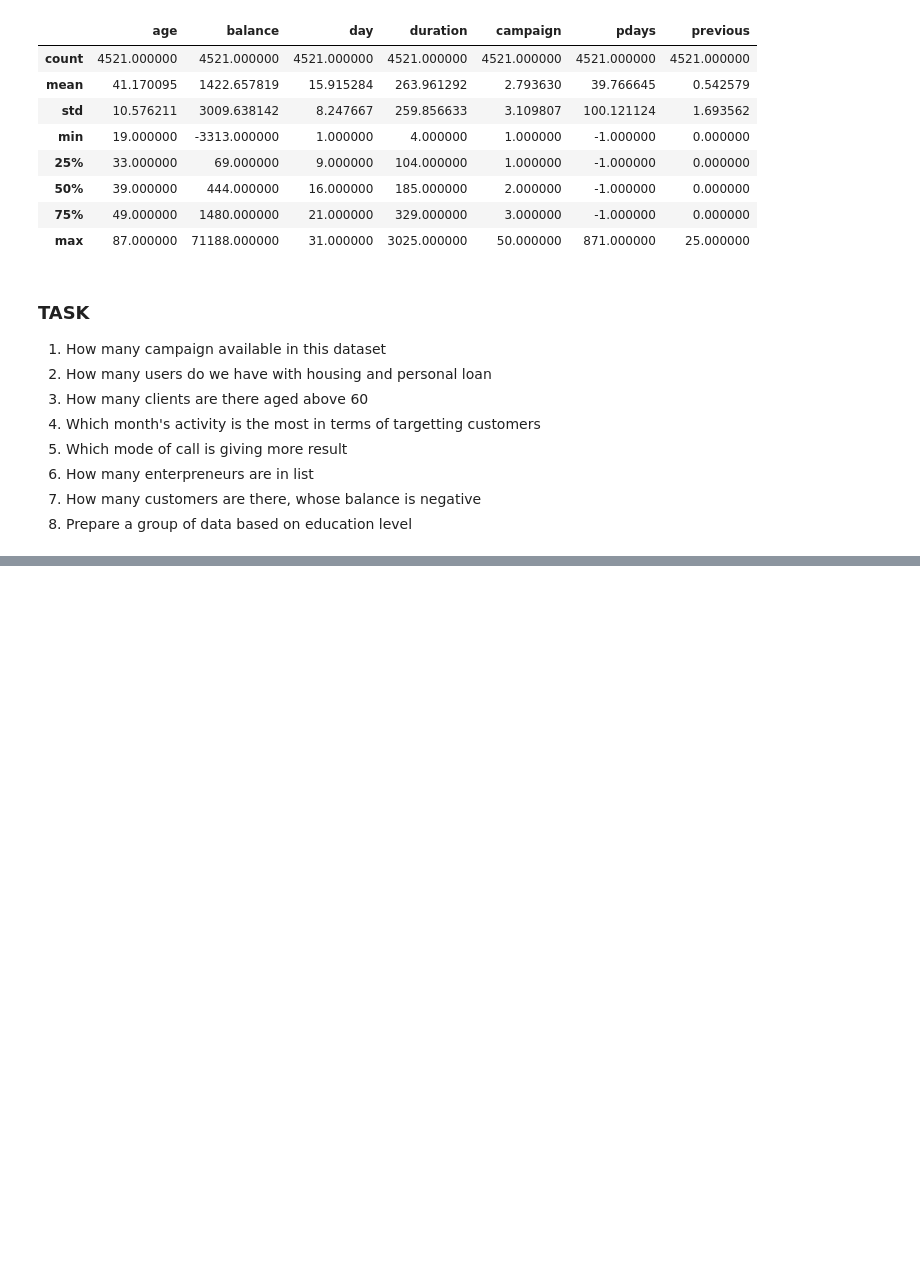
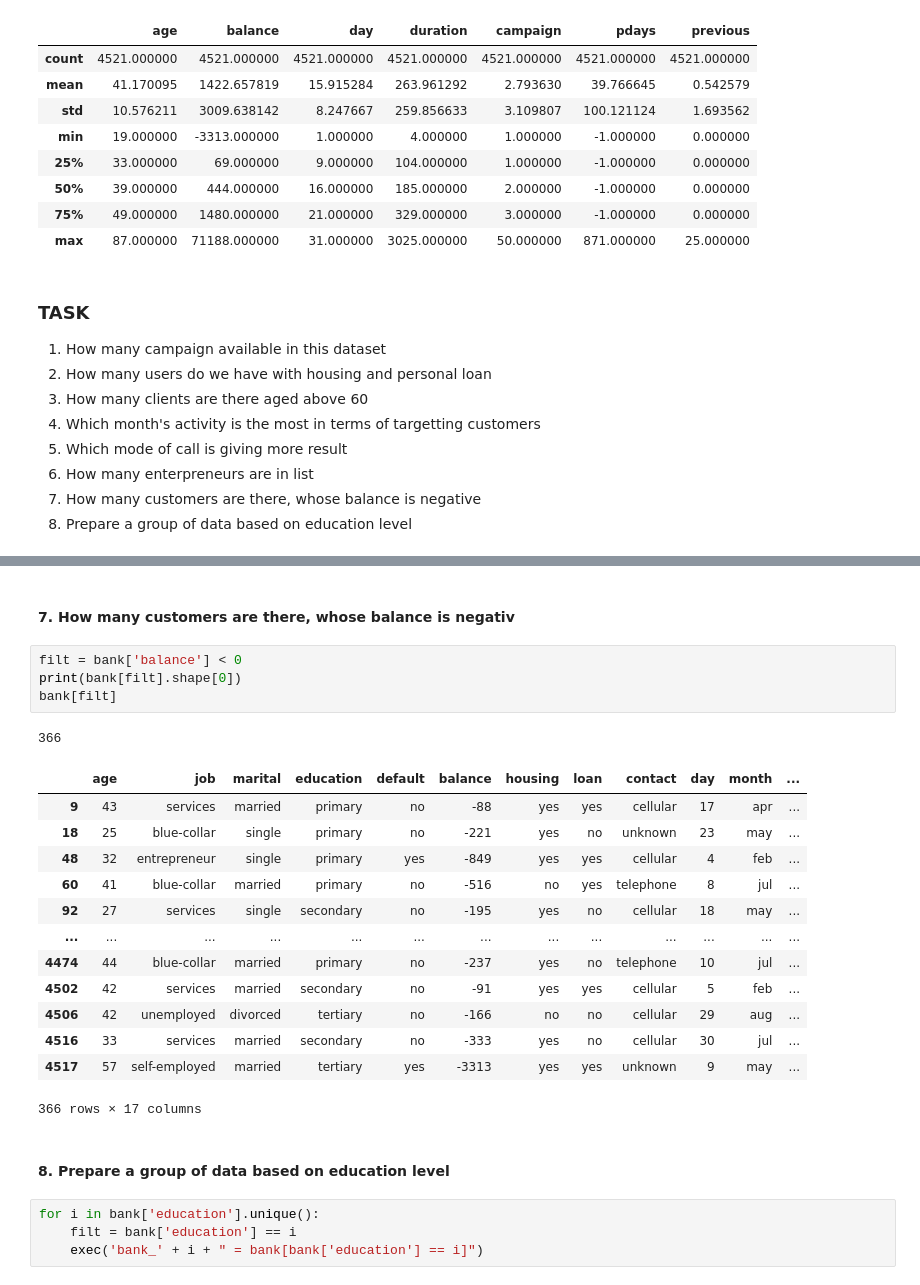
Before and after one commit to aziart/fsds, a Jupyter notebook: 01 - Python and Databases/0305 - Pandas 03.ipynb, the cells around one changed output, grey strips where cells are left out. Cells and saved outputs as stored; diff of their text form; blank space fills up the shorter version.

```diff
--- a/01 - Python and Databases/0305 - Pandas 03.ipynb
+++ b/01 - Python and Databases/0305 - Pandas 03.ipynb
@@ -468,0 +557,27 @@ bank.describe()
+# %% [markdown]
+#### 7. How many customers are there, whose balance is negativ
+# %%
+filt = bank['balance'] < 0
+print(bank[filt].shape[0])
+bank[filt]
+# %% [output]
+366
+|  | age | job | marital | education | default | balance | housing | loan | contact | day | month | ... |
+| 9 | 43 | services | married | primary | no | -88 | yes | yes | cellular | 17 | apr | ... |
+| 18 | 25 | blue-collar | single | primary | no | -221 | yes | no | unknown | 23 | may | ... |
+| 48 | 32 | entrepreneur | single | primary | yes | -849 | yes | yes | cellular | 4 | feb | ... |
+| 60 | 41 | blue-collar | married | primary | no | -516 | no | yes | telephone | 8 | jul | ... |
+| 92 | 27 | services | single | secondary | no | -195 | yes | no | cellular | 18 | may | ... |
+| ... | ... | ... | ... | ... | ... | ... | ... | ... | ... | ... | ... | ... |
+| 4474 | 44 | blue-collar | married | primary | no | -237 | yes | no | telephone | 10 | jul | ... |
+| 4502 | 42 | services | married | secondary | no | -91 | yes | yes | cellular | 5 | feb | ... |
+| 4506 | 42 | unemployed | divorced | tertiary | no | -166 | no | no | cellular | 29 | aug | ... |
+| 4516 | 33 | services | married | secondary | no | -333 | yes | no | cellular | 30 | jul | ... |
+| 4517 | 57 | self-employed | married | tertiary | yes | -3313 | yes | yes | unknown | 9 | may | ... |
+366 rows × 17 columns
+# %% [markdown]
+#### 8. Prepare a group of data based on education level
+# %%
+for i in bank['education'].unique():
+    filt = bank['education'] == i
+    exec('bank_' + i + " = bank[bank['education'] == i]")
```
Also changed, not shown: parts of 14 cells of this notebook.
